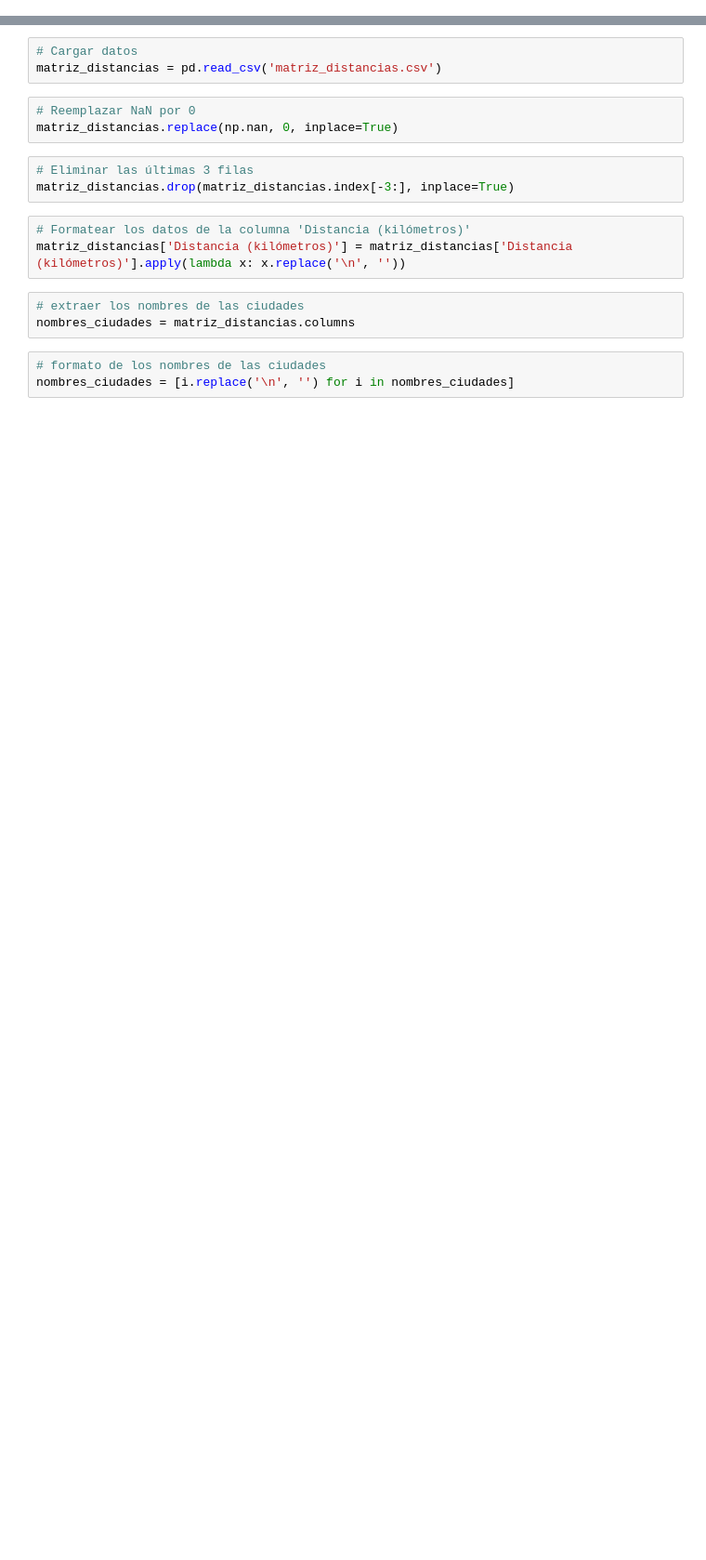
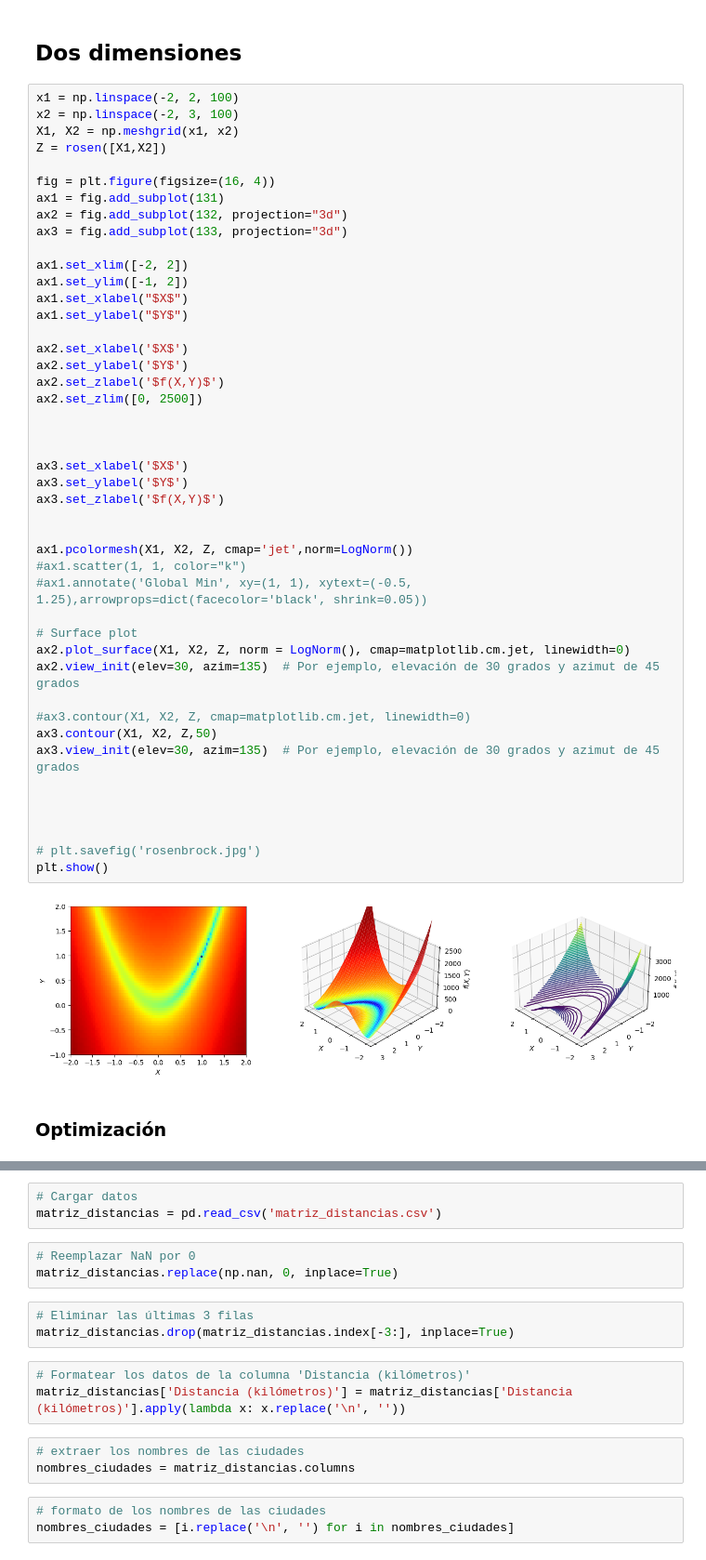
Before and after one commit to dgilrua/Trabajo-1-RNA, a Jupyter notebook: main.ipynb, the cells around one changed output, grey strips where cells are left out. Shown at 93% size. Drawn from its saved outputs; the diff is of its cells as text; blank space fills up the shorter version.

```diff
--- a/main.ipynb
+++ b/main.ipynb
@@ -14,0 +35,51 @@ please provide us feedback at https://github.com/pandas-dev/pandas/issues/54466
+# %% [markdown]
+## Dos dimensiones
+# %%
+x1 = np.linspace(-2, 2, 100)
+x2 = np.linspace(-2, 3, 100)
+X1, X2 = np.meshgrid(x1, x2)
+Z = rosen([X1,X2])
+
+fig = plt.figure(figsize=(16, 4))
+ax1 = fig.add_subplot(131)
+ax2 = fig.add_subplot(132, projection="3d")
+ax3 = fig.add_subplot(133, projection="3d")
+
+ax1.set_xlim([-2, 2])
+ax1.set_ylim([-1, 2])
+ax1.set_xlabel("$X$")
+ax1.set_ylabel("$Y$")
+
+ax2.set_xlabel('$X$')
+ax2.set_ylabel('$Y$')
+ax2.set_zlabel('$f(X,Y)$')
+ax2.set_zlim([0, 2500])
+
+
+
+ax3.set_xlabel('$X$')
+ax3.set_ylabel('$Y$')
+ax3.set_zlabel('$f(X,Y)$')
+
+
+ax1.pcolormesh(X1, X2, Z, cmap='jet',norm=LogNorm())
+#ax1.scatter(1, 1, color="k")
+#ax1.annotate('Global Min', xy=(1, 1), xytext=(-0.5, 1.25),arrowprops=dict(facecolor='black', shrink=0.05))
+
+# Surface plot
+ax2.plot_surface(X1, X2, Z, norm = LogNorm(), cmap=matplotlib.cm.jet, linewidth=0)
+ax2.view_init(elev=30, azim=135)  # Por ejemplo, elevación de 30 grados y azimut de 45 grados
+
+#ax3.contour(X1, X2, Z, cmap=matplotlib.cm.jet, linewidth=0)
+ax3.contour(X1, X2, Z,50)
+ax3.view_init(elev=30, azim=135)  # Por ejemplo, elevación de 30 grados y azimut de 45 grados
+
+
+
+
+# plt.savefig('rosenbrock.jpg')
+plt.show()
+# %% [output]
+[figure, added]
+# %% [markdown]
+### Optimización
```
Also changed, not shown: parts of 44 cells of this notebook.
